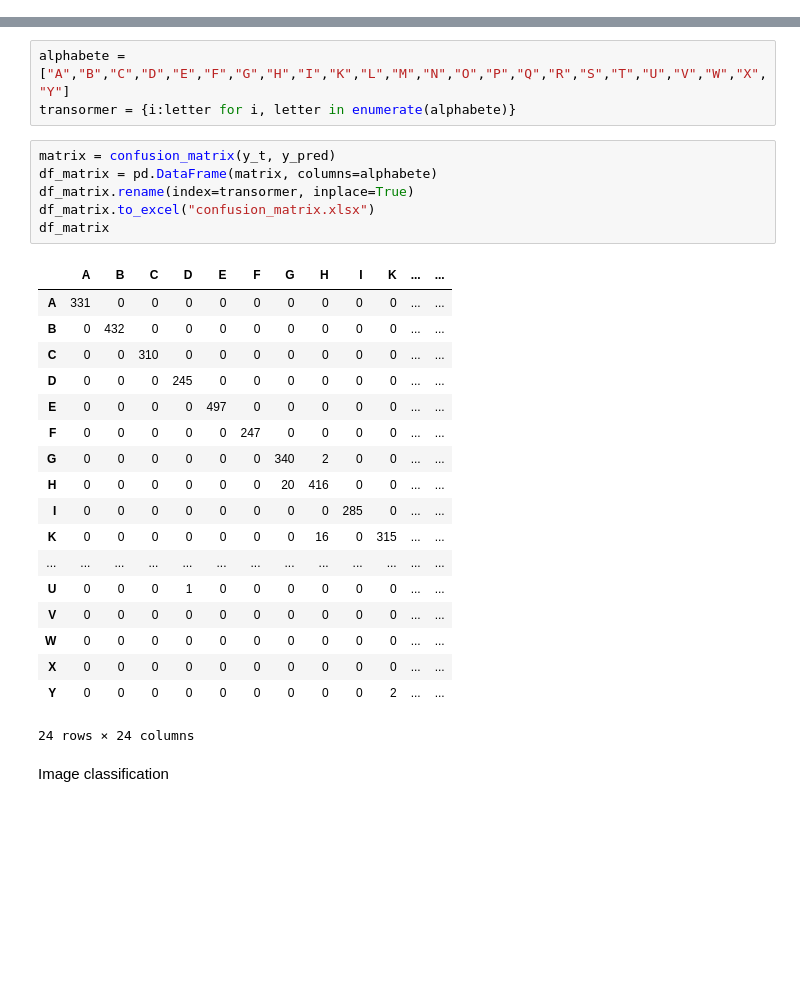
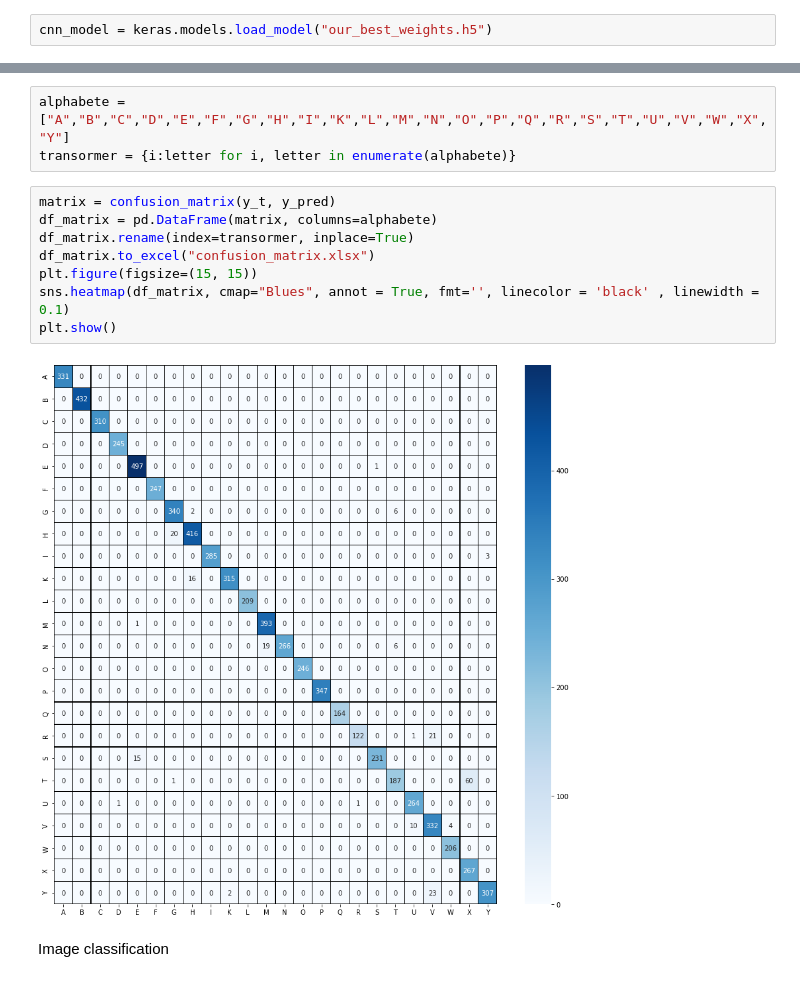
Before and after one commit to GustavoGil13/mnist-american-sign-language, a Jupyter notebook: CNN.ipynb, the cells around one changed output, grey strips where cells are left out. Cells and saved outputs as stored; diff of their text form; blank space fills up the shorter version.

```diff
--- a/CNN.ipynb
+++ b/CNN.ipynb
@@ -301,6 +302,8 @@ plt.legend(loc="best")
 plt.show()
 # %% [output]
 [figure]
+# %%
+cnn_model = keras.models.load_model("our_best_weights.h5")
 # %% [markdown]
 ### 7. Model Evaluation
 
@@ -349,28 +352,13 @@ transormer = {i:letter for i, letter in enumerate(alphabete)}
 # %%
 matrix = confusion_matrix(y_t, y_pred)
 df_matrix = pd.DataFrame(matrix, columns=alphabete)
 df_matrix.rename(index=transormer, inplace=True)
 df_matrix.to_excel("confusion_matrix.xlsx")
-df_matrix
+plt.figure(figsize=(15, 15))
+sns.heatmap(df_matrix, cmap="Blues", annot = True, fmt='', linecolor = 'black' , linewidth = 0.1)
+plt.show()
 # %% [output]
-|  | A | B | C | D | E | F | G | H | I | K | ... | ... |
-| A | 331 | 0 | 0 | 0 | 0 | 0 | 0 | 0 | 0 | 0 | ... | ... |
-| B | 0 | 432 | 0 | 0 | 0 | 0 | 0 | 0 | 0 | 0 | ... | ... |
-| C | 0 | 0 | 310 | 0 | 0 | 0 | 0 | 0 | 0 | 0 | ... | ... |
-| D | 0 | 0 | 0 | 245 | 0 | 0 | 0 | 0 | 0 | 0 | ... | ... |
-| E | 0 | 0 | 0 | 0 | 497 | 0 | 0 | 0 | 0 | 0 | ... | ... |
-| F | 0 | 0 | 0 | 0 | 0 | 247 | 0 | 0 | 0 | 0 | ... | ... |
-| G | 0 | 0 | 0 | 0 | 0 | 0 | 340 | 2 | 0 | 0 | ... | ... |
-| H | 0 | 0 | 0 | 0 | 0 | 0 | 20 | 416 | 0 | 0 | ... | ... |
-| I | 0 | 0 | 0 | 0 | 0 | 0 | 0 | 0 | 285 | 0 | ... | ... |
-| K | 0 | 0 | 0 | 0 | 0 | 0 | 0 | 16 | 0 | 315 | ... | ... |
-| ... | ... | ... | ... | ... | ... | ... | ... | ... | ... | ... | ... | ... |
-| U | 0 | 0 | 0 | 1 | 0 | 0 | 0 | 0 | 0 | 0 | ... | ... |
-| V | 0 | 0 | 0 | 0 | 0 | 0 | 0 | 0 | 0 | 0 | ... | ... |
-| W | 0 | 0 | 0 | 0 | 0 | 0 | 0 | 0 | 0 | 0 | ... | ... |
-| X | 0 | 0 | 0 | 0 | 0 | 0 | 0 | 0 | 0 | 0 | ... | ... |
-| Y | 0 | 0 | 0 | 0 | 0 | 0 | 0 | 0 | 0 | 2 | ... | ... |
-24 rows × 24 columns
+[figure, added]
 # %% [markdown]
 Image classification
 # %%
```
Also changed, not shown: parts of 1 cell of this notebook.
